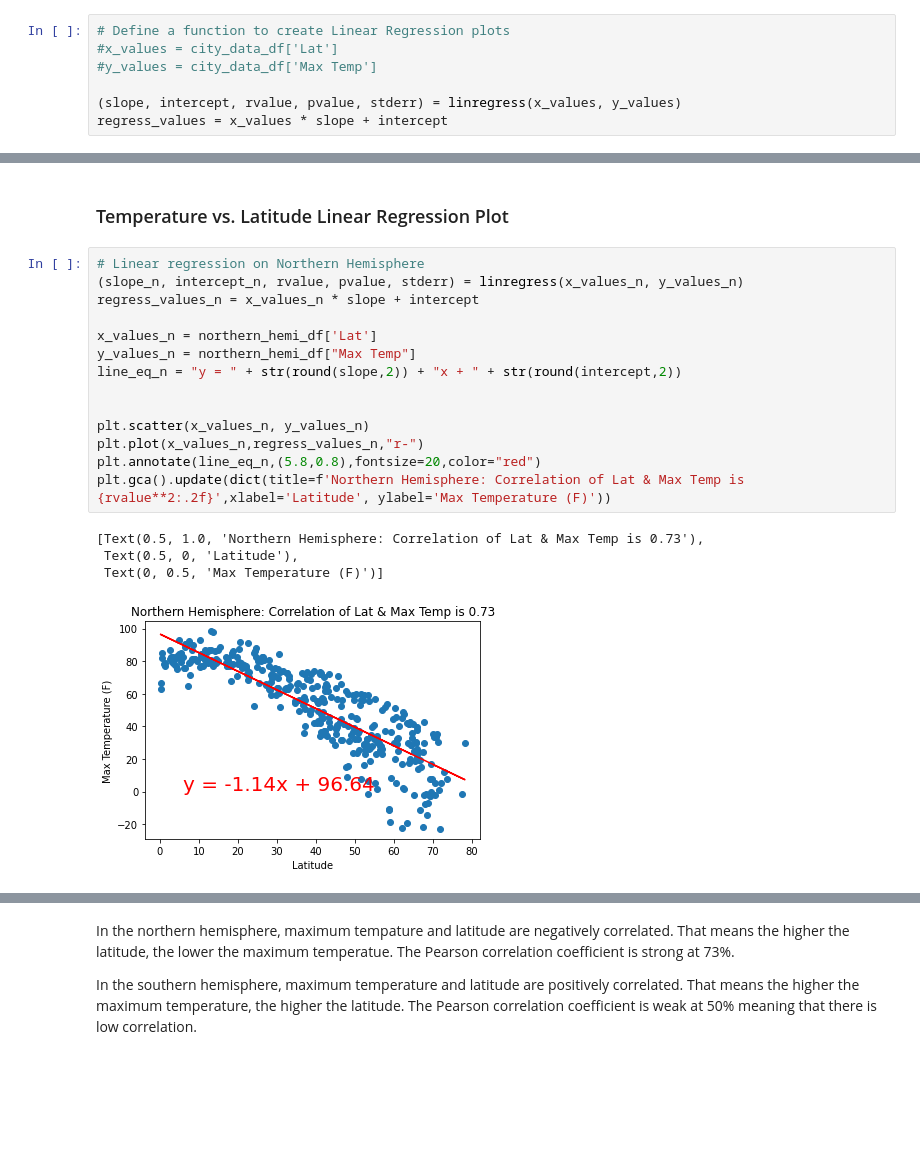
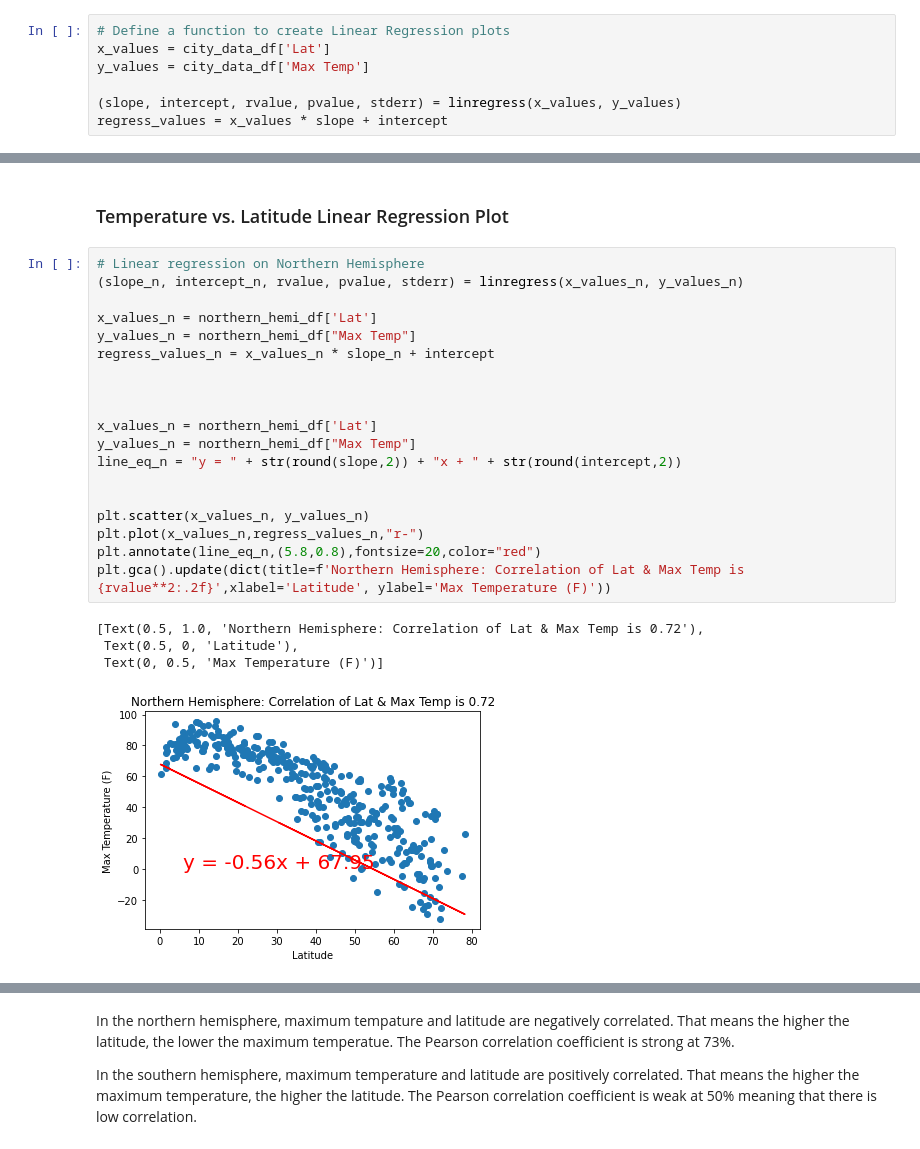
Before and after one commit to Pisacane-Eintein/python-api-challenge, a Jupyter notebook: WeatherPy.ipynb, the cells around one changed output, grey strips where cells are left out. Cells and saved outputs as stored; diff of their text form; blank space fills up the shorter version.

```diff
--- a/WeatherPy.ipynb
+++ b/WeatherPy.ipynb
@@ -262,8 +262,8 @@ plt.show()
 ## Requirement 2: Compute Linear Regression for Each Relationship
 # %%
 # Define a function to create Linear Regression plots
-#x_values = city_data_df['Lat']
-#y_values = city_data_df['Max Temp']
+x_values = city_data_df['Lat']
+y_values = city_data_df['Max Temp']
 
 (slope, intercept, rvalue, pvalue, stderr) = linregress(x_values, y_values)
 regress_values = x_values * slope + intercept
@@ -301,21 +301,26 @@ southern_hemi_df.head()
 # %%
 # Linear regression on Northern Hemisphere
 (slope_n, intercept_n, rvalue, pvalue, stderr) = linregress(x_values_n, y_values_n)
-regress_values_n = x_values_n * slope + intercept
+
+x_values_n = northern_hemi_df['Lat']
+y_values_n = northern_hemi_df["Max Temp"]
+regress_values_n = x_values_n * slope_n + intercept
+
+
 
 x_values_n = northern_hemi_df['Lat']
 y_values_n = northern_hemi_df["Max Temp"]
 line_eq_n = "y = " + str(round(slope,2)) + "x + " + str(round(intercept,2))
 
 
 plt.scatter(x_values_n, y_values_n)
 plt.plot(x_values_n,regress_values_n,"r-")
 plt.annotate(line_eq_n,(5.8,0.8),fontsize=20,color="red")
 plt.gca().update(dict(title=f'Northern Hemisphere: Correlation of Lat & Max Temp is {rvalue**2:.2f}',xlabel='Latitude', ylabel='Max Temperature (F)'))
 # %% [output]
-[Text(0.5, 1.0, 'Northern Hemisphere: Correlation of Lat & Max Temp is 0.73'),
+[Text(0.5, 1.0, 'Northern Hemisphere: Correlation of Lat & Max Temp is 0.72'),
  Text(0.5, 0, 'Latitude'),
  Text(0, 0.5, 'Max Temperature (F)')]
-[figure, old version]
+[figure, new version]
 # %%
 # Linear regression on Southern Hemisphere
```
Also changed, not shown: parts of 18 cells of this notebook.
